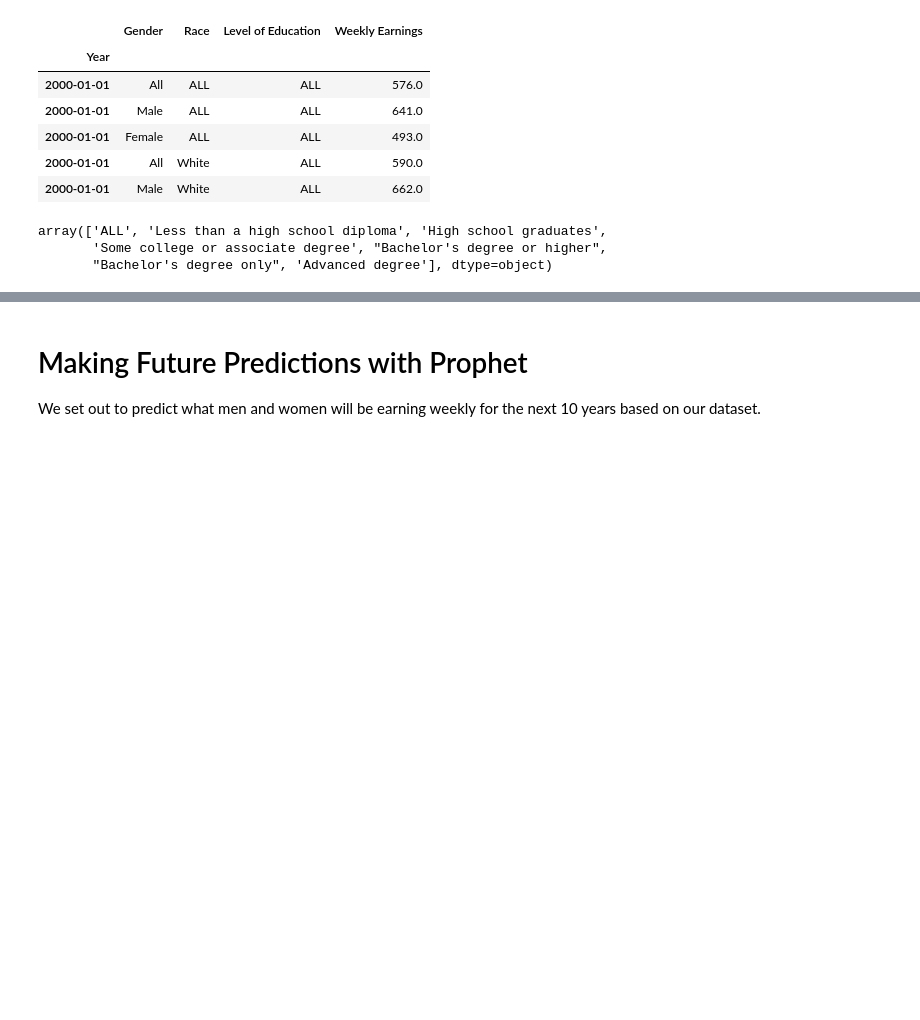
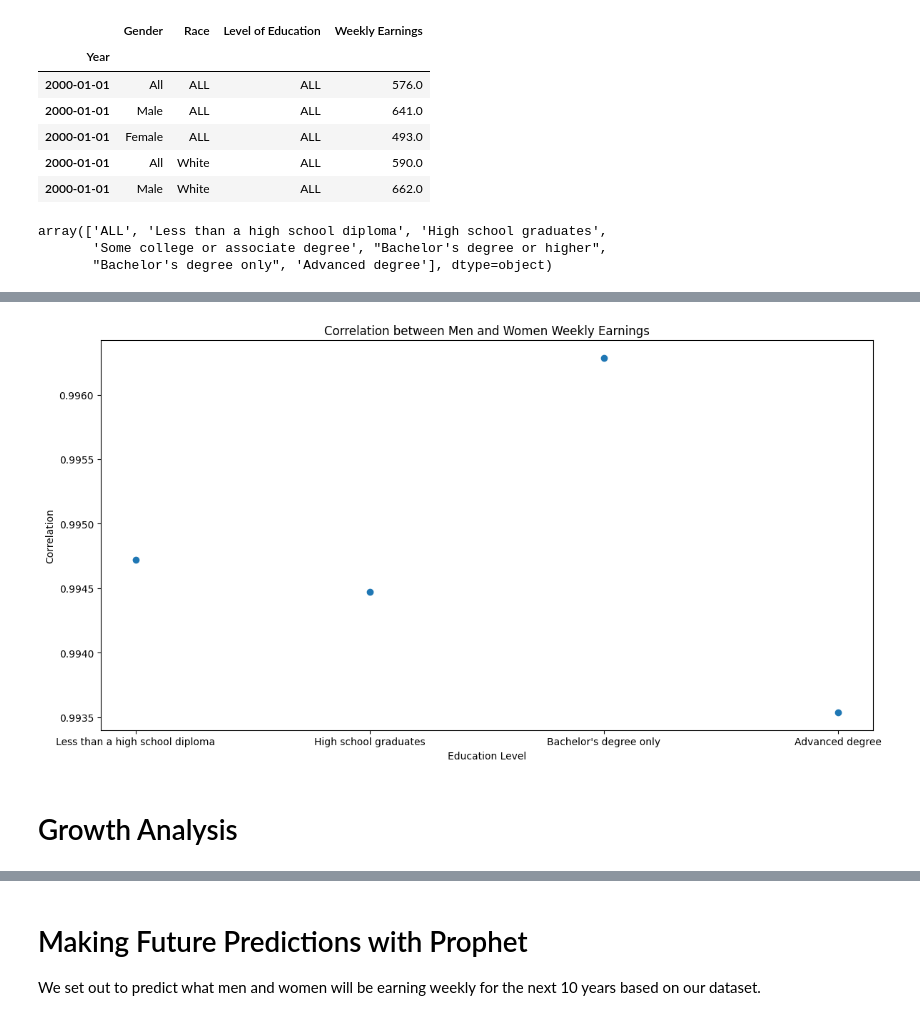
Before and after one commit to professav/project1.newrepo, a Jupyter notebook: uslaborstatistics.ipynb, the cells around one changed output, grey strips where cells are left out. Drawn from its saved outputs; the diff is of its cells as text; code cells hidden in the pictures; blank space fills up the shorter version.

```diff
--- a/uslaborstatistics.ipynb
+++ b/uslaborstatistics.ipynb
@@ -150,0 +146,14 @@ plt.show()
+# %%
+education_level = ["Less than a high school diploma", "High school graduates", "Bachelor's degree only","Advanced degree"]
+def corr_median_earnings(all_weekly_earnings, education_level):
+  corr_dict = {}
+  for education in education_level:
+    men_weekly_earnings = all_weekly_earnings.loc[(all_weekly_earnings['Gender'] == 'Male') & (all_weekly_earnings['Level of Education'] == education)]
+    women_weekly_earnings = all_weekly_earnings.loc[(all_weekly_earnings['Gender'] == 'Female') & (all_weekly_earnings['Level of Education'] == education)]
+    corr = men_weekly_earnings['Weekly Earnings'].corr(women_weekly_earnings['Weekly Earnings'])
+    corr_dict[education] = corr
+  return corr_dict
+
+corr_dict = corr_median_earnings(all_weekly_earnings, education_level)
+corr_df = pd.DataFrame(corr_dict, index=['Correlation']).transpose()
+corr_df
@@ -150,0 +166,12 @@ plt.show()
+# %%
+plt.figure(figsize=(12, 6))
+plt.scatter(x=corr_df.index, y=corr_df['Correlation'])
+plt.tight_layout()
+plt.title(f'Correlation between Men and Women Weekly Earnings')
+plt.xlabel('Education Level')
+plt.ylabel('Correlation')
+plt.show()
+# %% [output]
+[figure, added]
+# %% [markdown]
+# Growth Analysis
```
Also changed, not shown: parts of 16 cells of this notebook.
